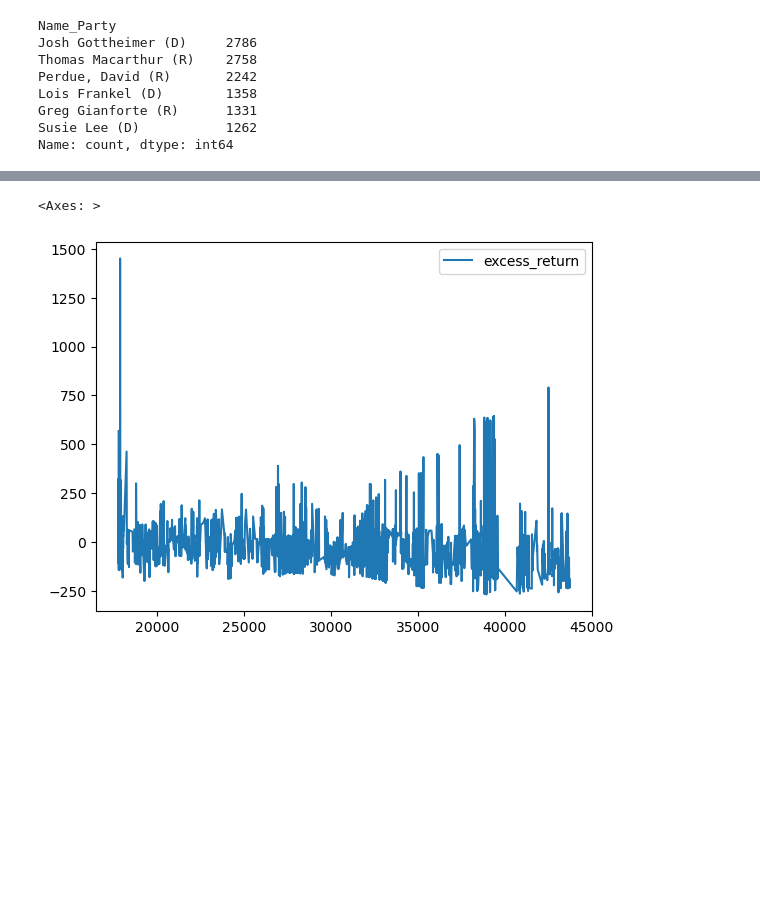
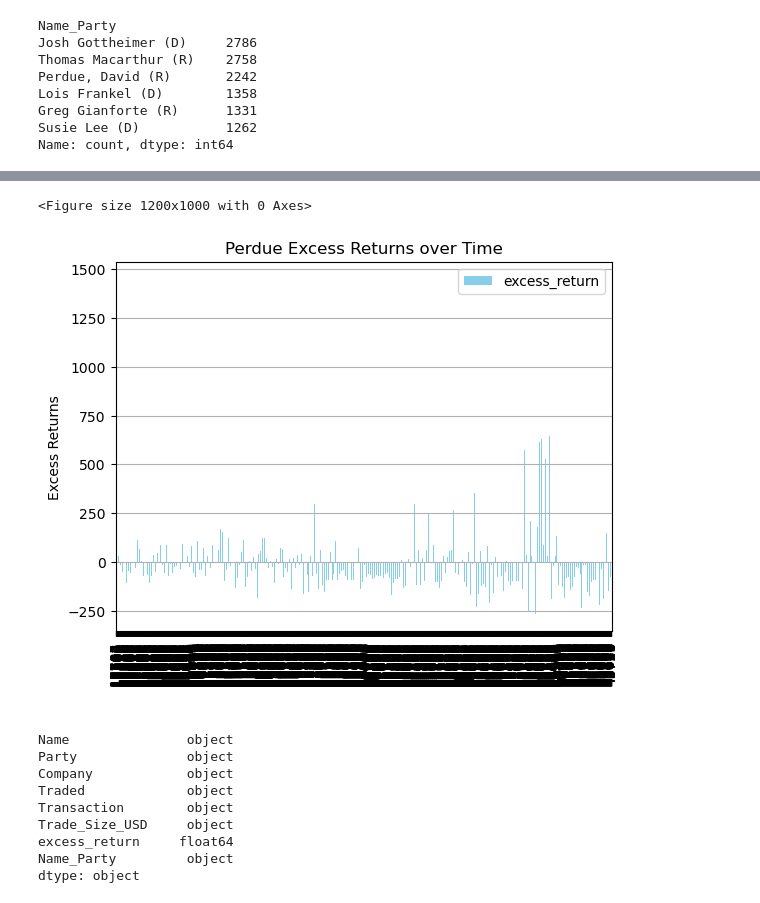
Before and after one commit to tsjohns9/ai-project-1, a Jupyter notebook: shayne.ipynb, the cells around one changed output, grey strips where cells are left out. Cells and saved outputs as stored; diff of their text form; code cells hidden in the pictures; blank space fills up the shorter version.

Commit message:
Shayne (#10)
* plots

* filtered dataframes grouped into separate display areas.

* more content

```diff
--- a/shayne.ipynb
+++ b/shayne.ipynb
@@ -147,5 +179,23 @@ df_susie = x_df_clean[x_df_clean['Name_Party'] == 'Susie Lee (D)']
+# %%
+plt.figure(figsize=(12, 10))
+df_perdue.plot(kind='bar', color='skyblue')
+plt.title('Perdue Excess Returns over Time')
+plt.xlabel(' ')
+plt.ylabel('Excess Returns')
+plt.grid(axis='y')
+plt.show()
+# %% [output]
+<Figure size 1200x1000 with 0 Axes>
+[figure, added]
 # %%
-df_perdue.plot()
+df_perdue.dtypes
 # %% [output]
-<Axes: >
+Name               object
+Party              object
+Company            object
+Traded             object
+Transaction        object
+Trade_Size_USD     object
+excess_return     float64
+Name_Party         object
+dtype: object
-[figure, removed]
```
Also changed, not shown: parts of 14 cells of this notebook.
